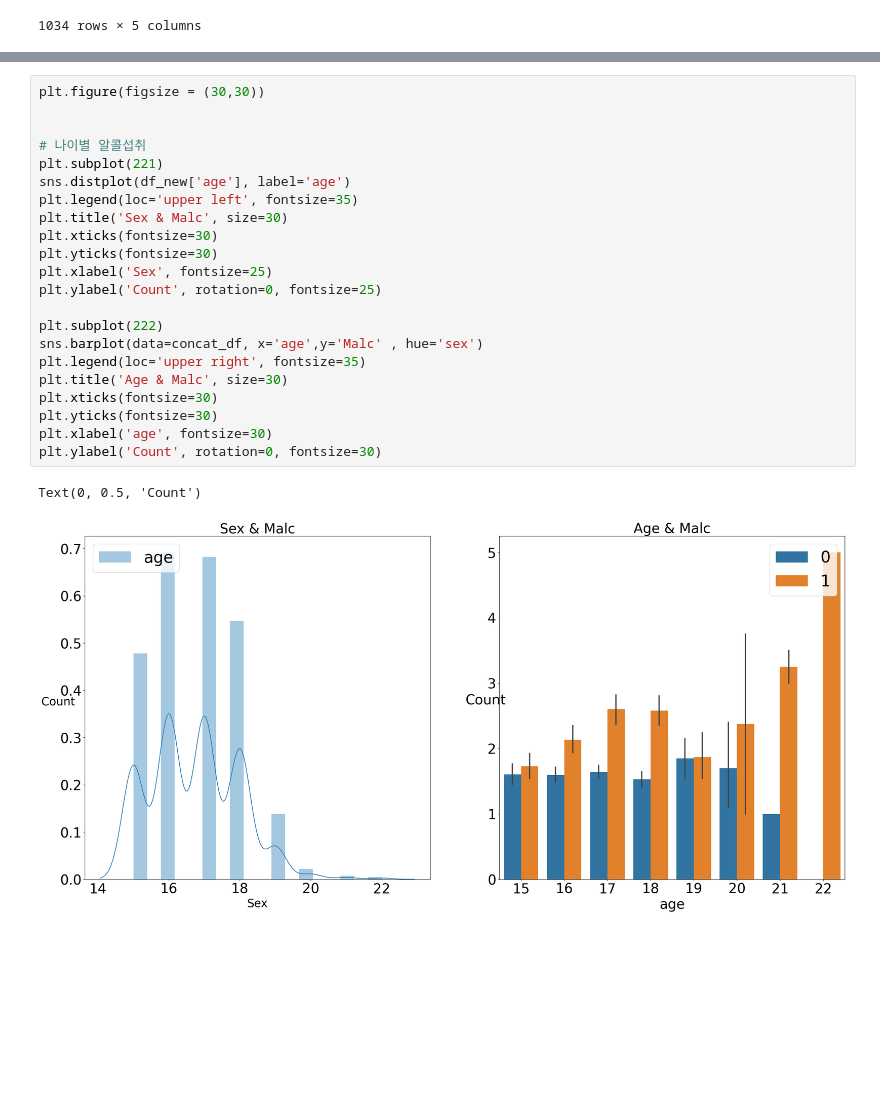
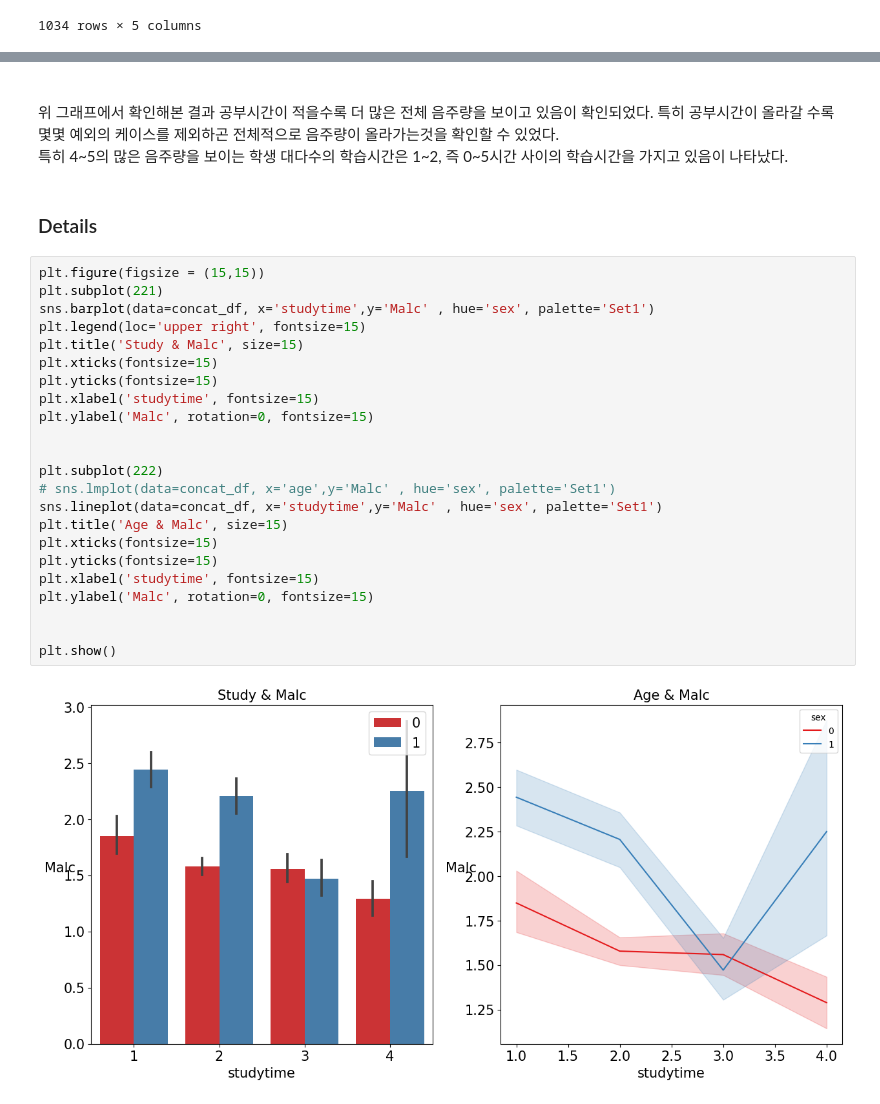
Before and after one commit to yong-again/hakcerton, a Jupyter notebook: code/LJH/eda.ipynb, the cells around one changed output, grey strips where cells are left out. Drawn from its saved outputs; the diff is of its cells as text; blank space fills up the shorter version.

```diff
--- a/code/LJH/eda.ipynb
+++ b/code/LJH/eda.ipynb
@@ -585,25 +692,32 @@ Text(0.5, 0, 'studytime')
+# %% [markdown]
+<br/>
+위 그래프에서 확인해본 결과 공부시간이 적을수록 더 많은 전체 음주량을 보이고 있음이 확인되었다. 특히 공부시간이 올라갈 수록 몇몇 예외의 케이스를 제외하곤 전체적으로 음주량이 올라가는것을 확인할 수 있었다.
+
+특히 4~5의 많은 음주량을 보이는 학생 대다수의 학습시간은 1~2, 즉 0~5시간 사이의 학습시간을 가지고 있음이 나타났다.
+# %% [markdown]
+### Details
 # %%
-plt.figure(figsize = (30,30))
+plt.figure(figsize = (15,15))
+plt.subplot(221)
+sns.barplot(data=concat_df, x='studytime',y='Malc' , hue='sex', palette='Set1')
+plt.legend(loc='upper right', fontsize=15)
+plt.title('Study & Malc', size=15)
+plt.xticks(fontsize=15)
+plt.yticks(fontsize=15)
+plt.xlabel('studytime', fontsize=15)
+plt.ylabel('Malc', rotation=0, fontsize=15)
 
 
-# 나이별 알콜섭취
-plt.subplot(221)
-sns.distplot(df_new['age'], label='age')
-plt.legend(loc='upper left', fontsize=35)
-plt.title('Sex & Malc', size=30)
-plt.xticks(fontsize=30)
-plt.yticks(fontsize=30)
-plt.xlabel('Sex', fontsize=25)
-plt.ylabel('Count', rotation=0, fontsize=25)
+plt.subplot(222)
+# sns.lmplot(data=concat_df, x='age',y='Malc' , hue='sex', palette='Set1')
+sns.lineplot(data=concat_df, x='studytime',y='Malc' , hue='sex', palette='Set1')
+plt.title('Age & Malc', size=15)
+plt.xticks(fontsize=15)
+plt.yticks(fontsize=15)
+plt.xlabel('studytime', fontsize=15)
+plt.ylabel('Malc', rotation=0, fontsize=15)
 
-plt.subplot(222)
-sns.barplot(data=concat_df, x='age',y='Malc' , hue='sex')
-plt.legend(loc='upper right', fontsize=35)
-plt.title('Age & Malc', size=30)
-plt.xticks(fontsize=30)
-plt.yticks(fontsize=30)
-plt.xlabel('age', fontsize=30)
-plt.ylabel('Count', rotation=0, fontsize=30)
+
+plt.show()
 # %% [output]
-Text(0, 0.5, 'Count')
-[figure, old version]
+[figure, new version]
```
Also changed, not shown: parts of 33 cells of this notebook, 6 other files.
